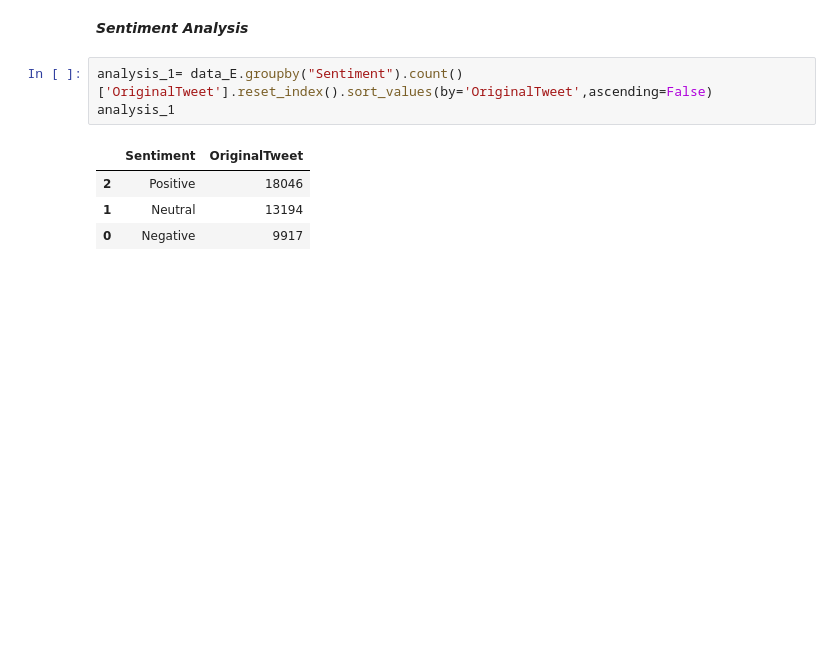
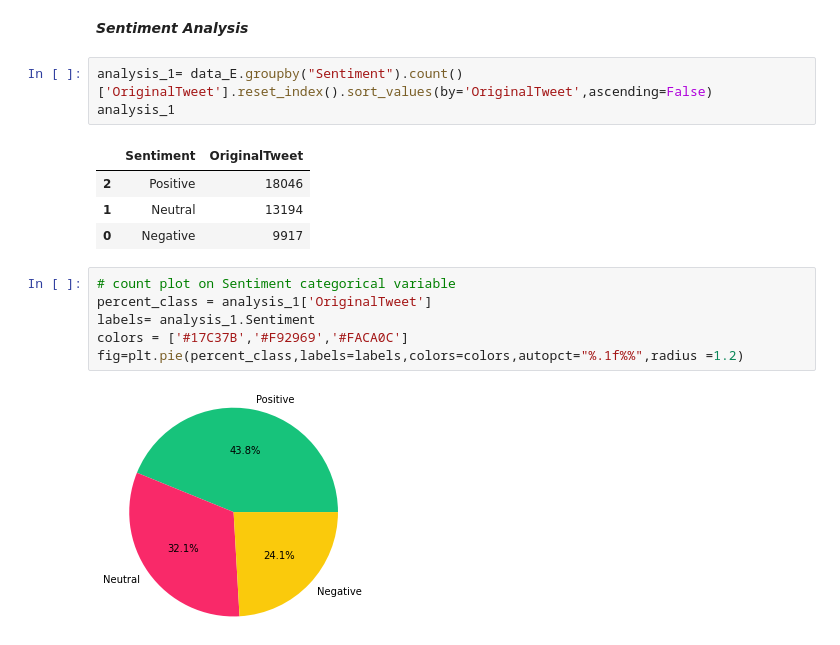
Before and after one commit to Amit-95/Coronavirus_Tweet_sentiment_analysis, a Jupyter notebook: Coronavirus_Tweet_Sentiment_Analysis_Capstone_Project.ipynb, the cells around one changed output. Saved outputs shown, nothing was run; the diff lists cells and outputs as text; blank space fills up the shorter version.

```diff
--- a/Coronavirus_Tweet_Sentiment_Analysis_Capstone_Project.ipynb
+++ b/Coronavirus_Tweet_Sentiment_Analysis_Capstone_Project.ipynb
@@ -193,3 +193,11 @@ analysis_1
 | 2 | Positive | 18046 |
 | 1 | Neutral | 13194 |
 | 0 | Negative | 9917 |
+# %%
+# count plot on Sentiment categorical variable
+percent_class = analysis_1['OriginalTweet']
+labels= analysis_1.Sentiment
+colors = ['#17C37B','#F92969','#FACA0C']
+fig=plt.pie(percent_class,labels=labels,colors=colors,autopct="%.1f%%",radius =1.2)
+# %% [output]
+[figure, added]
```
Also changed, not shown: parts of 5 cells of this notebook.
